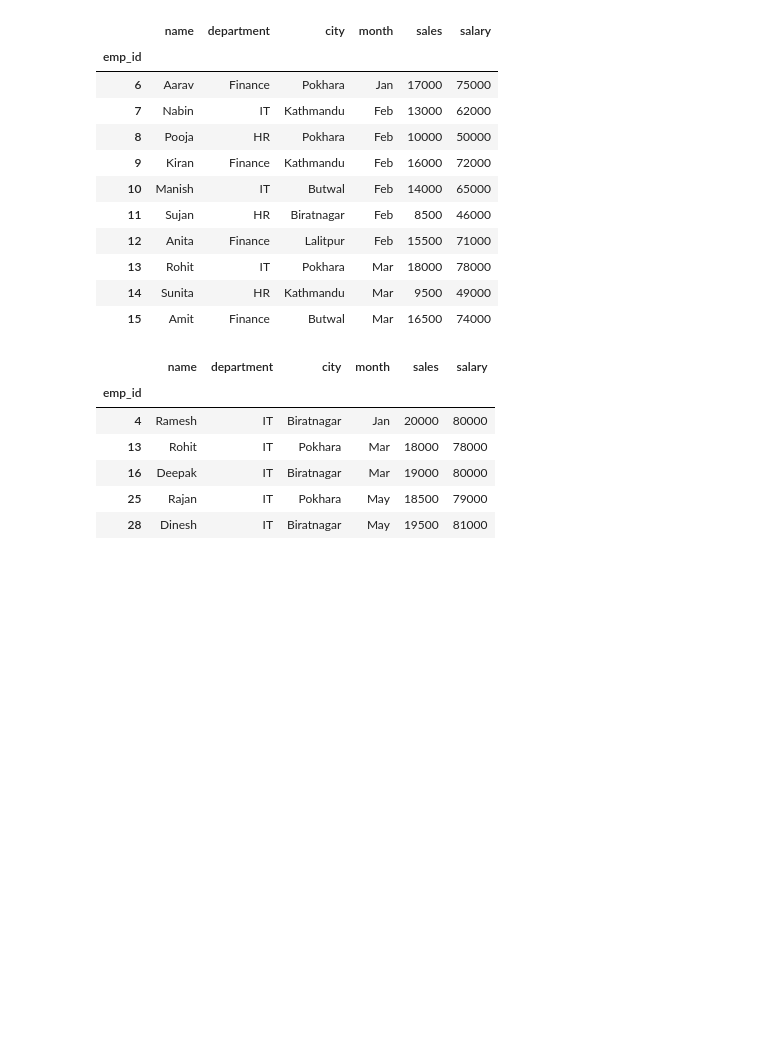
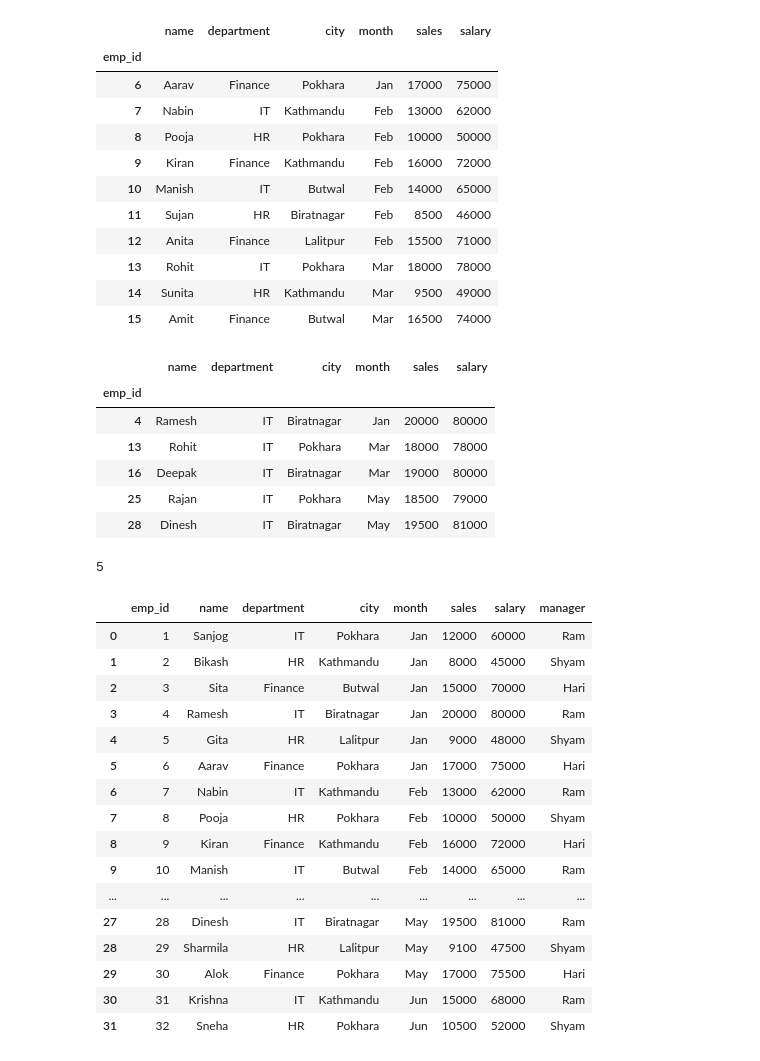
Before and after one commit to SanjogWiz01/Data-Visualization, a Jupyter notebook: Pandas Dataframe/Dataframe_Operation.ipynb, the cells around one changed output. Cells and saved outputs as stored; diff of their text form; code cells hidden in the pictures; blank space fills up the shorter version.

Commit message:
all operation with dataframe done

```diff
--- a/Pandas Dataframe/Dataframe_Operation.ipynb
+++ b/Pandas Dataframe/Dataframe_Operation.ipynb
@@ -175,3 +175,35 @@ df[(df["department"] == "IT") & (df["sales"] > 15000)]
 | 16 | Deepak | IT | Biratnagar | Mar | 19000 | 80000 |
 | 25 | Rajan | IT | Pokhara | May | 18500 | 79000 |
 | 28 | Dinesh | IT | Biratnagar | May | 19500 | 81000 |
+# %%
+print(3+2)
+# %% [output]
+5
+# %%
+dept_data = {
+    "department": ["IT", "HR", "Finance"],
+    "manager": ["Ram", "Shyam", "Hari"]
+}
+
+df_dept = pd.DataFrame(dept_data)
+
+merged_df = pd.merge(df.reset_index(), df_dept, on="department")
+merged_df
+# %% [output]
+|  | emp_id | name | department | city | month | sales | salary | manager |
+| 0 | 1 | Sanjog | IT | Pokhara | Jan | 12000 | 60000 | Ram |
+| 1 | 2 | Bikash | HR | Kathmandu | Jan | 8000 | 45000 | Shyam |
+| 2 | 3 | Sita | Finance | Butwal | Jan | 15000 | 70000 | Hari |
+| 3 | 4 | Ramesh | IT | Biratnagar | Jan | 20000 | 80000 | Ram |
+| 4 | 5 | Gita | HR | Lalitpur | Jan | 9000 | 48000 | Shyam |
+| 5 | 6 | Aarav | Finance | Pokhara | Jan | 17000 | 75000 | Hari |
+| 6 | 7 | Nabin | IT | Kathmandu | Feb | 13000 | 62000 | Ram |
+| 7 | 8 | Pooja | HR | Pokhara | Feb | 10000 | 50000 | Shyam |
+| 8 | 9 | Kiran | Finance | Kathmandu | Feb | 16000 | 72000 | Hari |
+| 9 | 10 | Manish | IT | Butwal | Feb | 14000 | 65000 | Ram |
+| ... | ... | ... | ... | ... | ... | ... | ... | ... |
+| 27 | 28 | Dinesh | IT | Biratnagar | May | 19500 | 81000 | Ram |
+| 28 | 29 | Sharmila | HR | Lalitpur | May | 9100 | 47500 | Shyam |
+| 29 | 30 | Alok | Finance | Pokhara | May | 17000 | 75500 | Hari |
+| 30 | 31 | Krishna | IT | Kathmandu | Jun | 15000 | 68000 | Ram |
+| 31 | 32 | Sneha | HR | Pokhara | Jun | 10500 | 52000 | Shyam |
```
Also changed, not shown: parts of 2 cells of this notebook.
